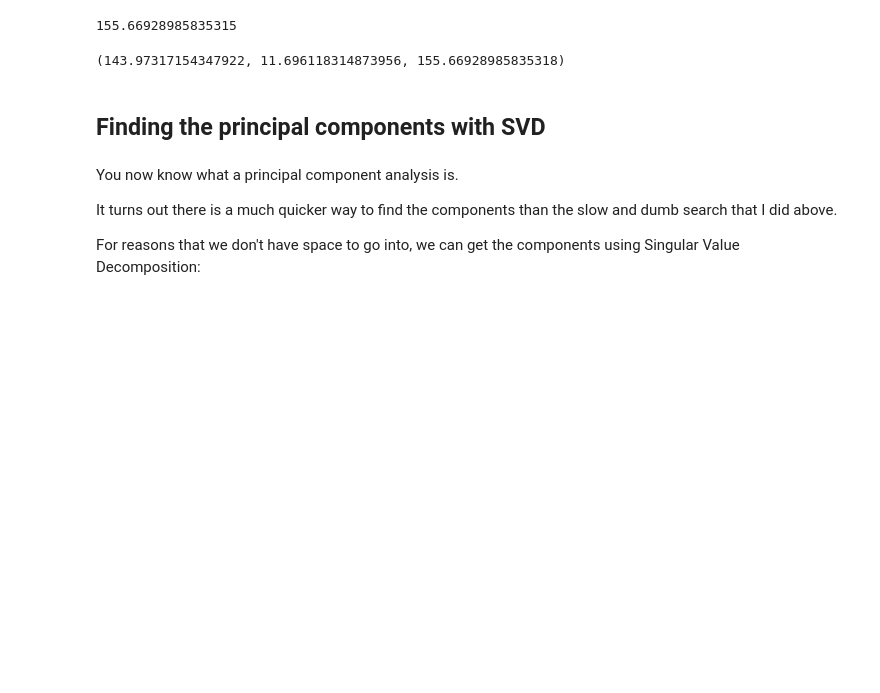
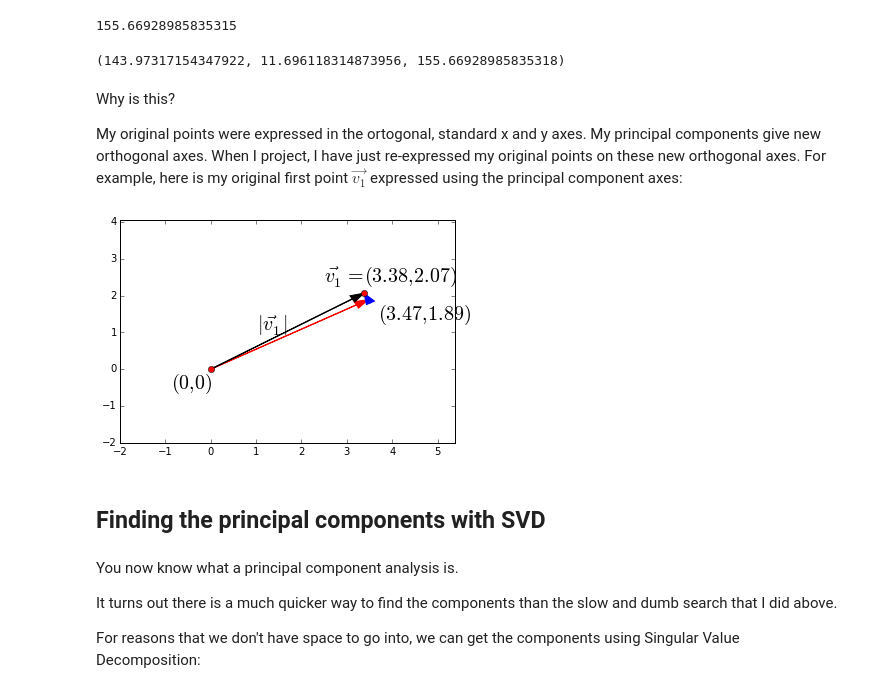
Before and after one commit to practical-neuroimaging/pna2015, a Jupyter notebook: day7/pca_introduction.ipynb, the cells around one changed output. Cells and saved outputs as stored; diff of their text form; code cells hidden in the pictures; blank space fills up the shorter version.

```diff
--- a/day7/pca_introduction.ipynb
+++ b/day7/pca_introduction.ipynb
@@ -357,6 +357,35 @@ ss_in_second = np.sum(proj_onto_second ** 2)
 ss_in_first, ss_in_second, ss_in_first + ss_in_second
 # %% [output]
 (143.97317154347922, 11.696118314873956, 155.66928985835318)
+# %% [markdown]
+Why is this?
+
+My original points were expressed in the ortogonal, standard x and y axes.  My principal components give new orthogonal axes.  When I project, I have just re-expressed my original points on these new orthogonal axes. For example, here is my original first point $\vec{v_1}$ expressed using the principal component axes:
+# %%
+x, y = v1
+x_str, y_str = '{:.2f}'.format(x), '{:.2f}'.format(y)
+p1_x, p1_y = proj_onto_first[:, 0]
+p1_x_str, p1_y_str = '{:.2f}'.format(p1_x), '{:.2f}'.format(p1_y)
+plt.plot(0, 0, 'ro')
+plt.annotate('$(0, 0)$', (0, 0), xytext=(-40, -20), textcoords='offset points', fontsize=20)
+plt.annotate('$({}, {})$'.format(p1_x_str, p1_y_str),
+             (p1_x, p1_y),
+             xytext=(10, -20), textcoords='offset points', fontsize=20)
+plt.plot(x, y, 'ro')
+plt.annotate(r'$\vec{{v_1}} = ({}, {})$'.format(x_str, y_str), (x, y),
+             xytext=(-40, 10),
+             textcoords='offset points',
+             fontsize=20)
+plt.text(x / 2, y / 2,
+         r'$\|\vec{{v_1}}\|$',
+         horizontalalignment='right', fontsize=20)
+plt.arrow(0, 0, p1_x, p1_y, color='r', length_includes_head=True, width=0.01)
+plt.arrow(p1_x, p1_y, x - p1_x, y - p1_y,
+          color='b', length_includes_head=True, width=0.01)
+plt.arrow(0, 0, x, y, color='k', length_includes_head=True, width=0.01)
+_ = plt.axis((min(0, x) - 2, max(0, x) + 2, min(0, y) - 2, max(0, y) + 2))
+# %% [output]
+[figure, added]
 # %% [markdown]
 ## Finding the principal components with SVD
 # %% [markdown]
```
Also changed, not shown: parts of 3 cells of this notebook.
